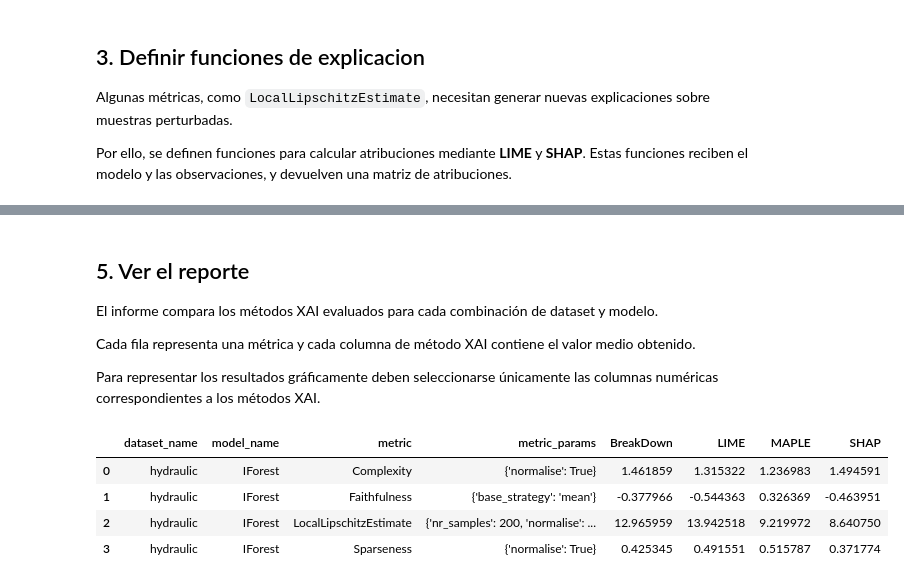
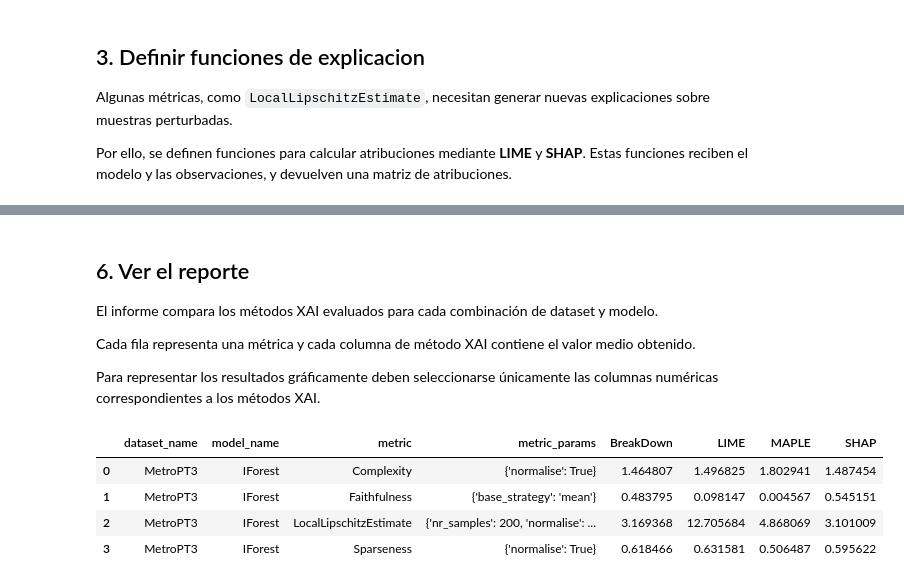
Before and after one commit to kdis-lab/XAIMetrics, a Jupyter notebook: examples/uso_basico.ipynb, the cells around one changed output, grey strips where cells are left out. Saved outputs shown, nothing was run; the diff lists cells and outputs as text; code cells hidden in the pictures.

Commit message:
Nueva ejecuciíon del ejemplo básico con MetroPT3

```diff
--- a/examples/uso_basico.ipynb
+++ b/examples/uso_basico.ipynb
@@ -107,0 +119,19 @@ FileNotFoundError: [Errno 2] No such file or directory: 'data/MetroPT3/X_backgro
+# %%
+from xai_metrics.runner import run_explanation
+
+ATTRIBUTIONS_DIR = Path(config["context"]["attributions_dir"])
+
+explanation = run_explanation(
+    config=CONFIG_PATH,
+    model_loader=default_model_loader,
+    attribution_output_dir=ATTRIBUTIONS_DIR,
+)
+
+attribution_paths = explanation["attribution_paths"]
+
+display(
+    pd.DataFrame(
+        attribution_paths.items(),
+        columns=["Método XAI", "Archivo de atribuciones"],
+    )
+)
@@ -163,5 +216,5 @@ evaluation
 # %% [markdown]
-## 5. Ver el reporte
+## 6. Ver el reporte
 
 El informe compara los métodos XAI evaluados para cada combinación de dataset y modelo.
 
@@ -169,14 +222,18 @@ Cada fila representa una métrica y cada columna de método XAI contiene el valo
 
 Para representar los resultados gráficamente deben seleccionarse únicamente las columnas numéricas correspondientes a los métodos XAI.
 # %%
-comparison = evaluation["reports"]["hydraulic"]["IForest"]
+metadata = explanation["contexts"][0]["metadata"]
+dataset_name = metadata["dataset_name"]
+model_name = metadata["model_name"]
+
+comparison = evaluation["reports"][dataset_name][model_name]
 display(comparison)
 # %% [output]
 |  | dataset_name | model_name | metric | metric_params | BreakDown | LIME | MAPLE | SHAP |
-| 0 | hydraulic | IForest | Complexity | {'normalise': True} | 1.461859 | 1.315322 | 1.236983 | 1.494591 |
-| 1 | hydraulic | IForest | Faithfulness | {'base_strategy': 'mean'} | -0.377966 | -0.544363 | 0.326369 | -0.463951 |
-| 2 | hydraulic | IForest | LocalLipschitzEstimate | {'nr_samples': 200, 'normalise': ... | 12.965959 | 13.942518 | 9.219972 | 8.640750 |
-| 3 | hydraulic | IForest | Sparseness | {'normalise': True} | 0.425345 | 0.491551 | 0.515787 | 0.371774 |
+| 0 | MetroPT3 | IForest | Complexity | {'normalise': True} | 1.464807 | 1.496825 | 1.802941 | 1.487454 |
+| 1 | MetroPT3 | IForest | Faithfulness | {'base_strategy': 'mean'} | 0.483795 | 0.098147 | 0.004567 | 0.545151 |
+| 2 | MetroPT3 | IForest | LocalLipschitzEstimate | {'nr_samples': 200, 'normalise': ... | 3.169368 | 12.705684 | 4.868069 | 3.101009 |
+| 3 | MetroPT3 | IForest | Sparseness | {'normalise': True} | 0.618466 | 0.631581 | 0.506487 | 0.595622 |
 # %%
 ax = comparison.plot.bar(figsize=(8, 4))
 ax.set_title("Comparacion de metricas XAI")
```
Also changed, not shown: parts of 7 cells of this notebook, 15 other files.
